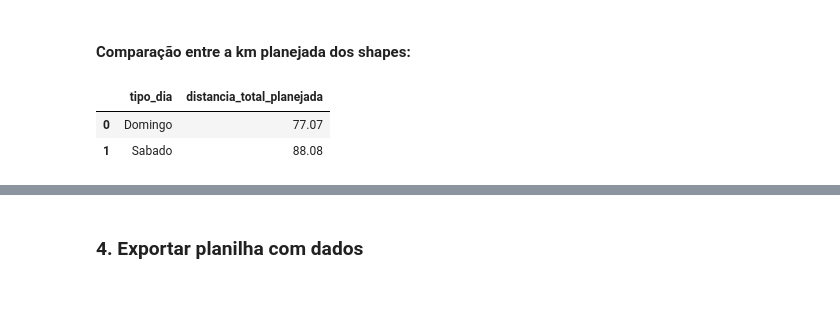
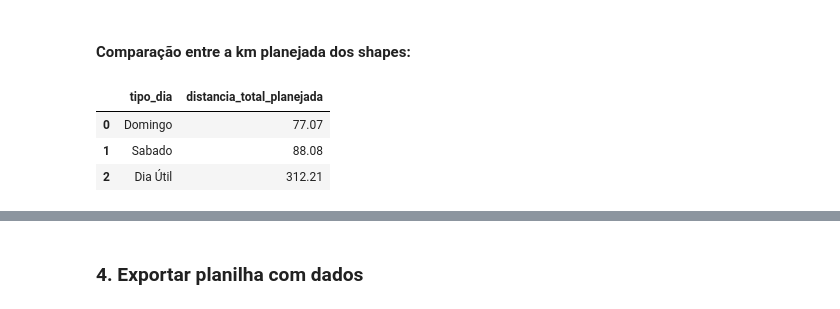
Before and after one commit to RJ-SMTR/subsidio_recursos, a Jupyter notebook: SMTR202212006611_010_2022-12-16/3_reprocessamento_010.ipynb, the cells around one changed output, grey strips where cells are left out. Cells and saved outputs as stored; diff of their text form; code cells hidden in the pictures.

```diff
--- a/SMTR202212006611_010_2022-12-16/3_reprocessamento_010.ipynb
+++ b/SMTR202212006611_010_2022-12-16/3_reprocessamento_010.ipynb
@@ -624,20 +605,20 @@ perc_pre_29_10_2022
 # %%
 q = f"""
     SELECT
       DISTINCT tipo_dia,
       distancia_total_planejada,
     FROM
       `rj-smtr-dev.SMTR202212006611_reprocessamento.viagem_planejada`
     WHERE
       servico = '010'
-      AND tipo_dia IN ("Domingo", "Sabado")
       AND DATA BETWEEN "2022-06-01"
       AND "2023-05-31"
 """
 
-fds_planejado_reprocessamento = bd.read_sql(q, from_file=True)
-fds_planejado_reprocessamento
+planejado_reprocessamento = bd.read_sql(q, from_file=True)
+planejado_reprocessamento
 # %% [output]
 |  | tipo_dia | distancia_total_planejada |
 | 0 | Domingo | 77.07 |
 | 1 | Sabado | 88.08 |
+| 2 | Dia Útil | 312.21 |
```
Also changed, not shown: parts of 13 cells of this notebook, 4 other files.
